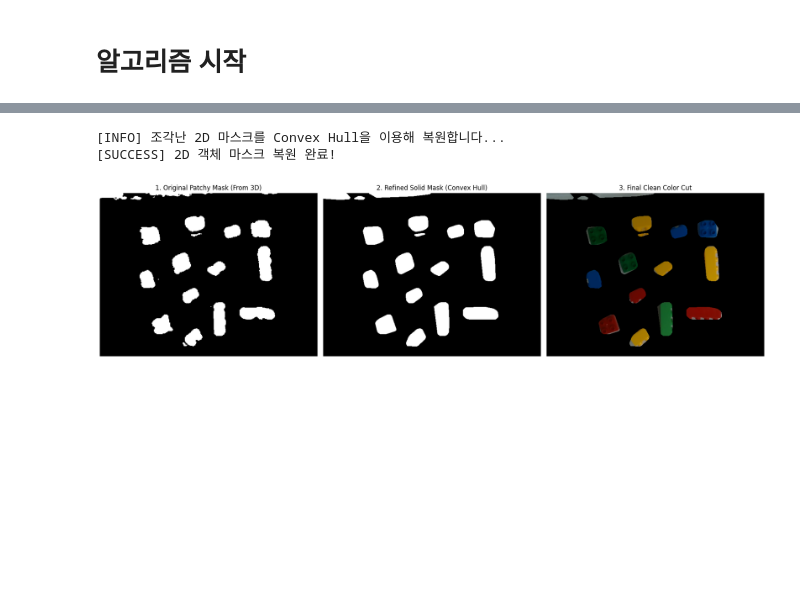
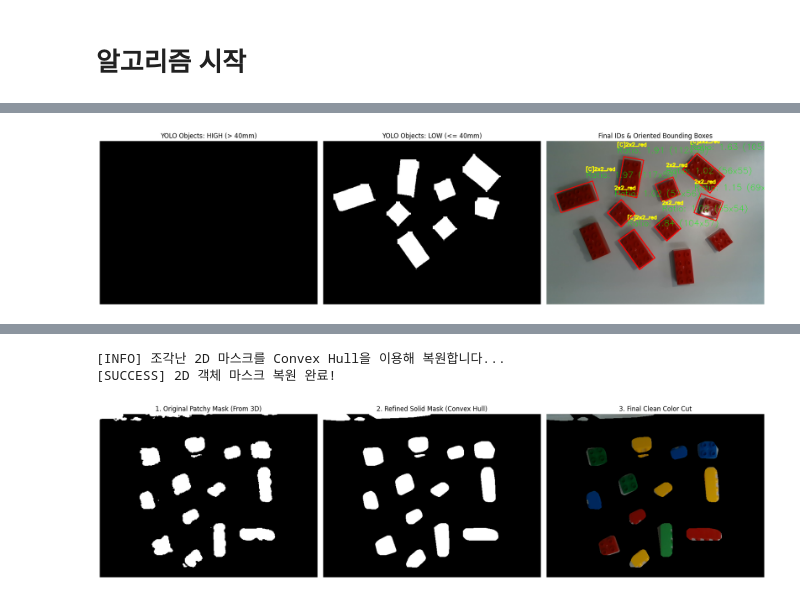
Before and after one commit to engineer0914/pointcloud_test, a Jupyter notebook: INUVision.ipynb, the cells around one changed output, grey strips where cells are left out. Saved outputs shown, nothing was run; the diff lists cells and outputs as text; code cells hidden in the pictures; blank space fills up the shorter version.

```diff
--- a/INUVision.ipynb
+++ b/INUVision.ipynb
@@ -2644,0 +2004,97 @@ Speed: 0.9ms preprocess, 10.9ms inference, 2.3ms postprocess per image at shape
+# %%
+# =================================================================
+# 5. OBB 추출, 3D 높이 & OBB 비율 기반 ID 교정
+# =================================================================
+print("\n[STEP 5] 마스크 기반 OBB 추출 및 다중 조건 ID 교정 중...")
+
+vis_image = color_img_bgr.copy()
+N = 1.5  # 가로세로 비율 임계값
+
+# 분리된 결과를 시각화하기 위한 빈 캔버스(마스크) 준비
+h, w = color_img_bgr.shape[:2]
+mask_high_vis = np.zeros((h, w), dtype=np.uint8)  # 높이 > 40mm 객체들
+mask_low_vis = np.zeros((h, w), dtype=np.uint8)   # 높이 <= 40mm 객체들
+
+for obj in final_detected_objects:
+    yolo_mask = obj["mask"].astype(np.uint8)
+    contours, _ = cv2.findContours(yolo_mask, cv2.RETR_EXTERNAL, cv2.CHAIN_APPROX_SIMPLE)
+
+    if not contours:
+        continue
+
+    largest_contour = max(contours, key=cv2.contourArea)
+    rect = cv2.minAreaRect(largest_contour)
+
+    # 1. OBB 기반 물리적 가로/세로 비율 계산
+    rect_w, rect_h = rect[1]
+    ratio = max(rect_w, rect_h) / min(rect_w, rect_h) if min(rect_w, rect_h) > 0 else 0
+
+    # 2. 40mm 돌출 맵과의 교집합 연산 (높이 판별)
+    overlap = np.logical_and(yolo_mask, mask_40mm_2d)
+    overlap_ratio = np.count_nonzero(overlap) / np.count_nonzero(yolo_mask)
+
+    old_name = obj["class_name"]
+
+    # 3. 높이 및 비율에 따른 분기 처리
+    if overlap_ratio > 0.20:
+        # [A] 높이가 높은 객체 (Stacked / 돌출됨)
+        mask_high_vis = np.logical_or(mask_high_vis, yolo_mask).astype(np.uint8)
+
+        # ID가 2x2라면 4x2로 교정하고 [C] 태그 부착
+        if "2x2" in old_name:
+            new_name = old_name.replace("2x2", "4x2")
+            obj["class_name"] = f"[C]{new_name}"
+            print(f" ⚠️ [높이 교정] 쌓인 블록 감지! '{old_name}' -> '{obj['class_name']}'")
+
+    else:
+        # [B] 높이가 낮은 객체 (바닥에 있는 단일 블록)
+        mask_low_vis = np.logical_or(mask_low_vis, yolo_mask).astype(np.uint8)
+
+        # ID가 4x2 (또는 2x4)인데, OBB 비율이 N(2.0) 이하라면 2x2로 교정하고 [C] 태그 부착
+        if "4x2" in old_name or "2x4" in old_name:
+            if ratio <= N:
+                new_name = old_name.replace("4x2", "2x2").replace("2x4", "2x2")
+                obj["class_name"] = f"[C]{new_name}"
+                print(f" 🔍 [비율 교정] 짧은 블록 감지 (비율:{ratio:.2f}). '{old_name}' -> '{obj['class_name']}'")
+
+    # 4. 시각화 렌더링 (OBB 박스 및 텍스트)
+    box = cv2.boxPoints(rect)
+    box = np.intp(box)
+    cv2.drawContours(vis_image, [box], 0, (0, 0, 255), 2)
+
+    top_point = box[np.argmin(box[:, 1])]
+
+    label_name = f"{obj['class_name']}"
+    label_ratio = f"Ratio: {ratio:.2f} ({max(rect_w, rect_h):.0f}x{min(rect_w, rect_h):.0f})"
+
+    # ID 표기 (노란색)
+    cv2.putText(vis_image, label_name, (top_point[0] - 20, top_point[1] - 30),
+                cv2.FONT_HERSHEY_SIMPLEX, 0.5, (0, 255, 255), 2)
+    # 비율 표기 (초록색)
+    cv2.putText(vis_image, label_ratio, (top_point[0] - 20, top_point[1] - 10),
+                cv2.FONT_HERSHEY_SIMPLEX, 0.8, (0, 255, 0), 1)
+
+# =================================================================
+# 6. 최종 분할 마스크 및 결과 시각화
+# =================================================================
+fig, axes = plt.subplots(1, 3, figsize=(18, 6))
+
+# 1. 40mm 이상 돌출된 영역과 겹치는 YOLO 객체 마스크
+axes[0].imshow(mask_high_vis, cmap="gray")
+axes[0].set_title("YOLO Objects: HIGH (> 40mm)")
+axes[0].axis("off")
+
+# 2. 바닥 평면(40mm 이하)에 위치한 YOLO 객체 마스크
+axes[1].imshow(mask_low_vis, cmap="gray")
+axes[1].set_title("YOLO Objects: LOW (<= 40mm)")
+axes[1].axis("off")
+
+# 3. 최종 교정된 ID와 OBB가 적용된 컬러 맵
+vis_image_rgb = cv2.cvtColor(vis_image, cv2.COLOR_BGR2RGB)
+axes[2].imshow(vis_image_rgb)
+axes[2].set_title("Final IDs & Oriented Bounding Boxes")
+axes[2].axis("off")
+
+plt.tight_layout()
+plt.show()
+# %% [output]
@@ -2644,0 +2102 @@ Speed: 0.9ms preprocess, 10.9ms inference, 2.3ms postprocess per image at shape
+[figure, added]
```
Also changed, not shown: parts of 19 cells of this notebook.
